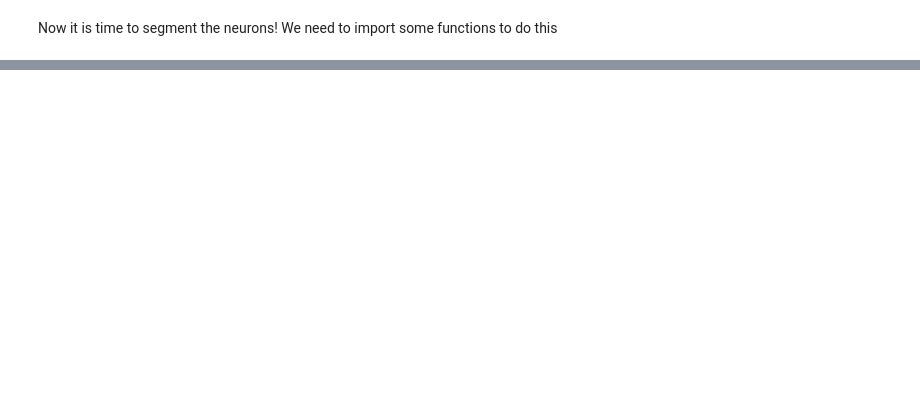
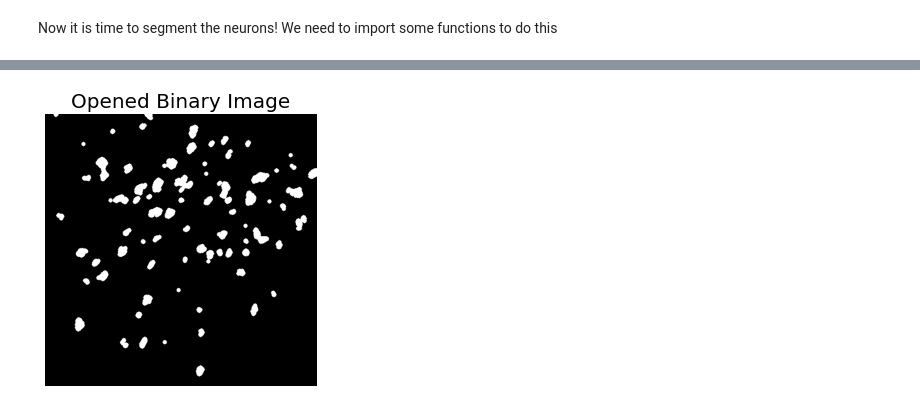
Before and after one commit to mmgrayCHEME599/CHEME599_Brain, a Jupyter notebook: Segmentation_Workflow.ipynb, the cells around one changed output, grey strips where cells are left out. Drawn from its saved outputs; the diff is of its cells as text; code cells hidden in the pictures; blank space fills up the shorter version.

```diff
--- a/Segmentation_Workflow.ipynb
+++ b/Segmentation_Workflow.ipynb
@@ -187,0 +166,10 @@ axes[1].axis('off')
+# %%
+im_open=binary_opening(im_thresh, disk(n_rad/2)) # the opened image
+
+#plot the new image
+fig, ax=plt.subplots(ncols=1, figsize=(5,5))
+ax.imshow(im_open, cmap='gray')
+ax.axis('off')
+ax.set_title('Opened Binary Image', fontsize=20);
+# %% [output]
+[figure, added]
```
Also changed, not shown: parts of 18 cells of this notebook.
